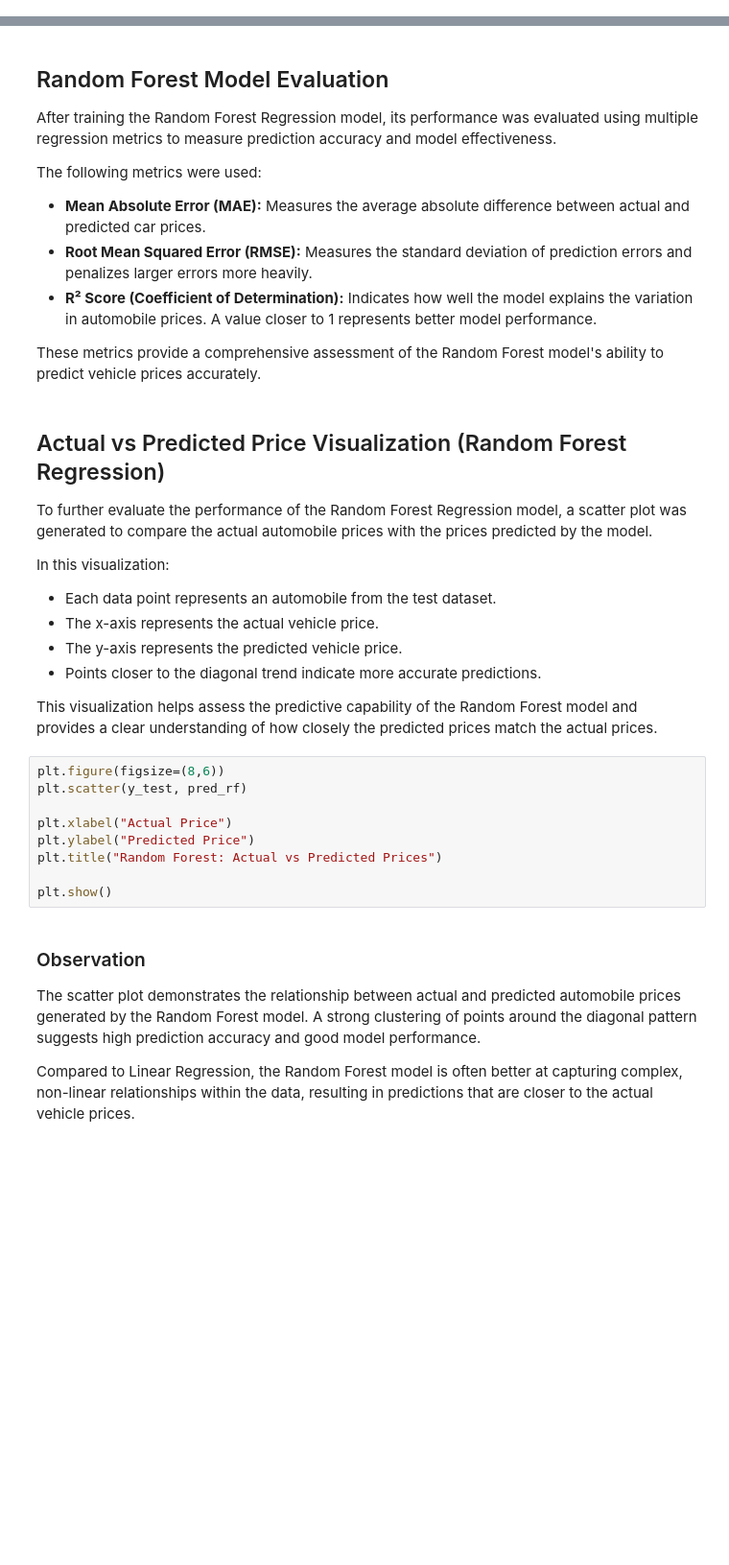
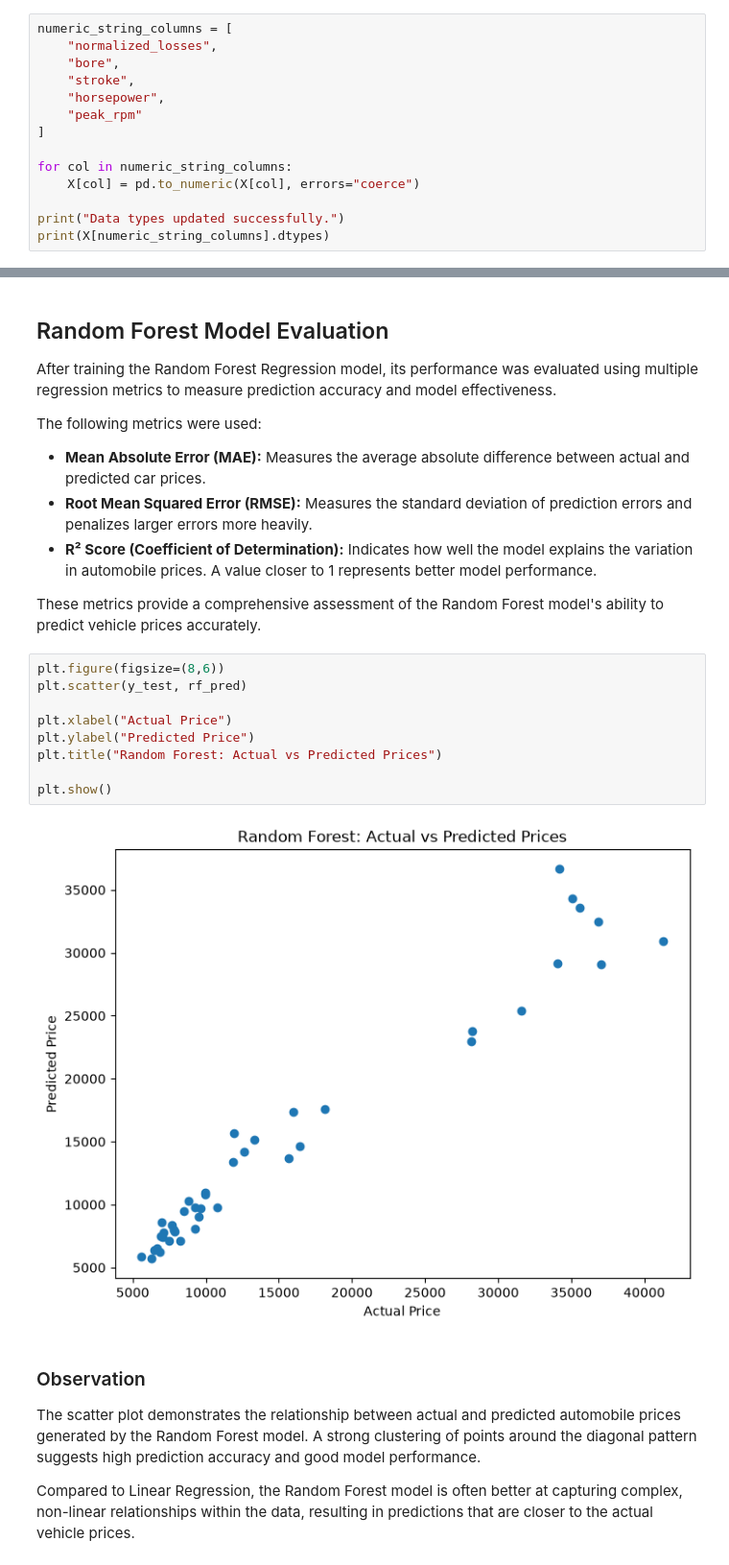
Before and after one commit to sooraj25102/Auto-Price-Prediction-ML, a Jupyter notebook: notebooks/AutoPricePrediction.ipynb, the cells around one changed output, grey strips where cells are left out. Shown at 96% size. Drawn from its saved outputs; the diff is of its cells as text; blank space fills up the shorter version.

```diff
--- a/notebooks/AutoPricePrediction.ipynb
+++ b/notebooks/AutoPricePrediction.ipynb
@@ -226,0 +349,14 @@ y = df_encoded['price']
+# %%
+numeric_string_columns = [
+    "normalized_losses",
+    "bore",
+    "stroke",
+    "horsepower",
+    "peak_rpm"
+]
+
+for col in numeric_string_columns:
+    X[col] = pd.to_numeric(X[col], errors="coerce")
+
+print("Data types updated successfully.")
+print(X[numeric_string_columns].dtypes)
@@ -372,28 +633,17 @@ The following metrics were used:
 - **R² Score (Coefficient of Determination):** Indicates how well the model explains the variation in automobile prices. A value closer to 1 represents better model performance.
 
 These metrics provide a comprehensive assessment of the Random Forest model's ability to predict vehicle prices accurately.
-# %% [markdown]
-## Actual vs Predicted Price Visualization (Random Forest Regression)
-
-To further evaluate the performance of the Random Forest Regression model, a scatter plot was generated to compare the actual automobile prices with the prices predicted by the model.
-
-In this visualization:
-
-- Each data point represents an automobile from the test dataset.
-- The x-axis represents the actual vehicle price.
-- The y-axis represents the predicted vehicle price.
-- Points closer to the diagonal trend indicate more accurate predictions.
-
-This visualization helps assess the predictive capability of the Random Forest model and provides a clear understanding of how closely the predicted prices match the actual prices.
 # %%
 plt.figure(figsize=(8,6))
-plt.scatter(y_test, pred_rf)
+plt.scatter(y_test, rf_pred)
 
 plt.xlabel("Actual Price")
 plt.ylabel("Predicted Price")
 plt.title("Random Forest: Actual vs Predicted Prices")
 
 plt.show()
+# %% [output]
+[figure, added]
 # %% [markdown]
 ### Observation
 
```
Also changed, not shown: parts of 57 cells of this notebook, 1 other file.
